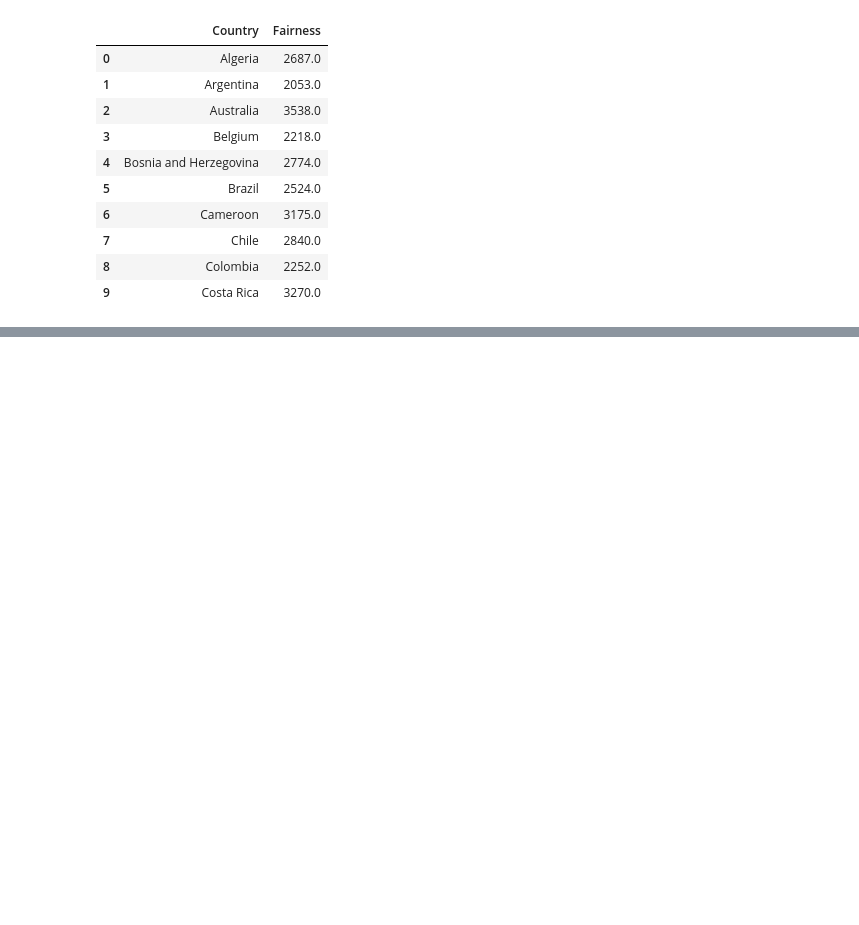
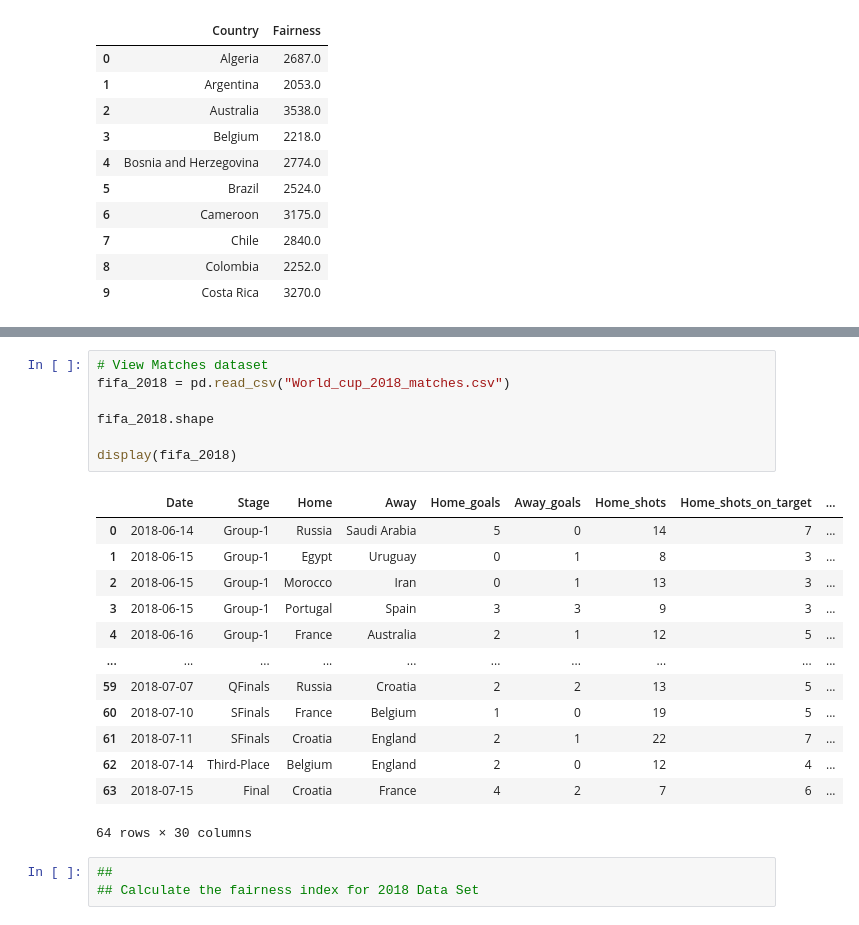
Before and after one commit to shrey233/Discovery-Project, a Jupyter notebook: Python Code/FIFA World Cup Randomness Analysis.ipynb, the cells around one changed output, grey strips where cells are left out. Drawn from its saved outputs; the diff is of its cells as text; blank space fills up the shorter version.

Commit message:
Merging all Data Sets into one and performing visualisations

```diff
--- a/Python Code/FIFA World Cup Randomness Analysis.ipynb
+++ b/Python Code/FIFA World Cup Randomness Analysis.ipynb
@@ -828,0 +841,24 @@ fifa2014FairnessScore.head(10)
+# %%
+# View Matches dataset
+fifa_2018 = pd.read_csv("World_cup_2018_matches.csv")
+
+fifa_2018.shape
+
+display(fifa_2018)
+# %% [output]
+|  | Date | Stage | Home | Away | Home_goals | Away_goals | Home_shots | Home_shots_on_target | ... |
+| 0 | 2018-06-14 | Group-1 | Russia | Saudi Arabia | 5 | 0 | 14 | 7 | ... |
+| 1 | 2018-06-15 | Group-1 | Egypt | Uruguay | 0 | 1 | 8 | 3 | ... |
+| 2 | 2018-06-15 | Group-1 | Morocco | Iran | 0 | 1 | 13 | 3 | ... |
+| 3 | 2018-06-15 | Group-1 | Portugal | Spain | 3 | 3 | 9 | 3 | ... |
+| 4 | 2018-06-16 | Group-1 | France | Australia | 2 | 1 | 12 | 5 | ... |
+| ... | ... | ... | ... | ... | ... | ... | ... | ... | ... |
+| 59 | 2018-07-07 | QFinals | Russia | Croatia | 2 | 2 | 13 | 5 | ... |
+| 60 | 2018-07-10 | SFinals | France | Belgium | 1 | 0 | 19 | 5 | ... |
+| 61 | 2018-07-11 | SFinals | Croatia | England | 2 | 1 | 22 | 7 | ... |
+| 62 | 2018-07-14 | Third-Place | Belgium | England | 2 | 0 | 12 | 4 | ... |
+| 63 | 2018-07-15 | Final | Croatia | France | 4 | 2 | 7 | 6 | ... |
+64 rows × 30 columns
+# %%
+##
+## Calculate the fairness index for 2018 Data Set
```
Also changed, not shown: parts of 5 cells of this notebook, 19 other files.
